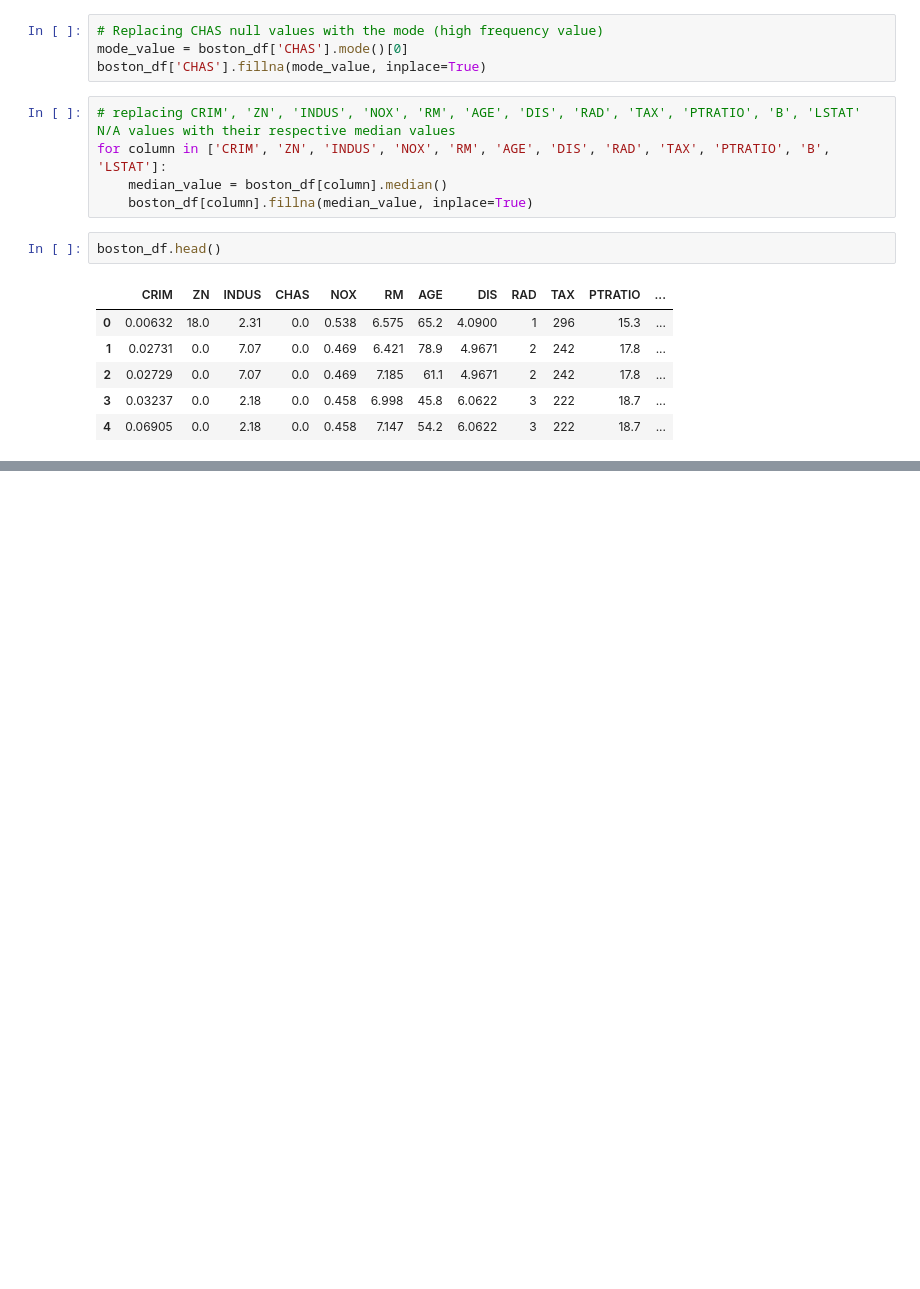
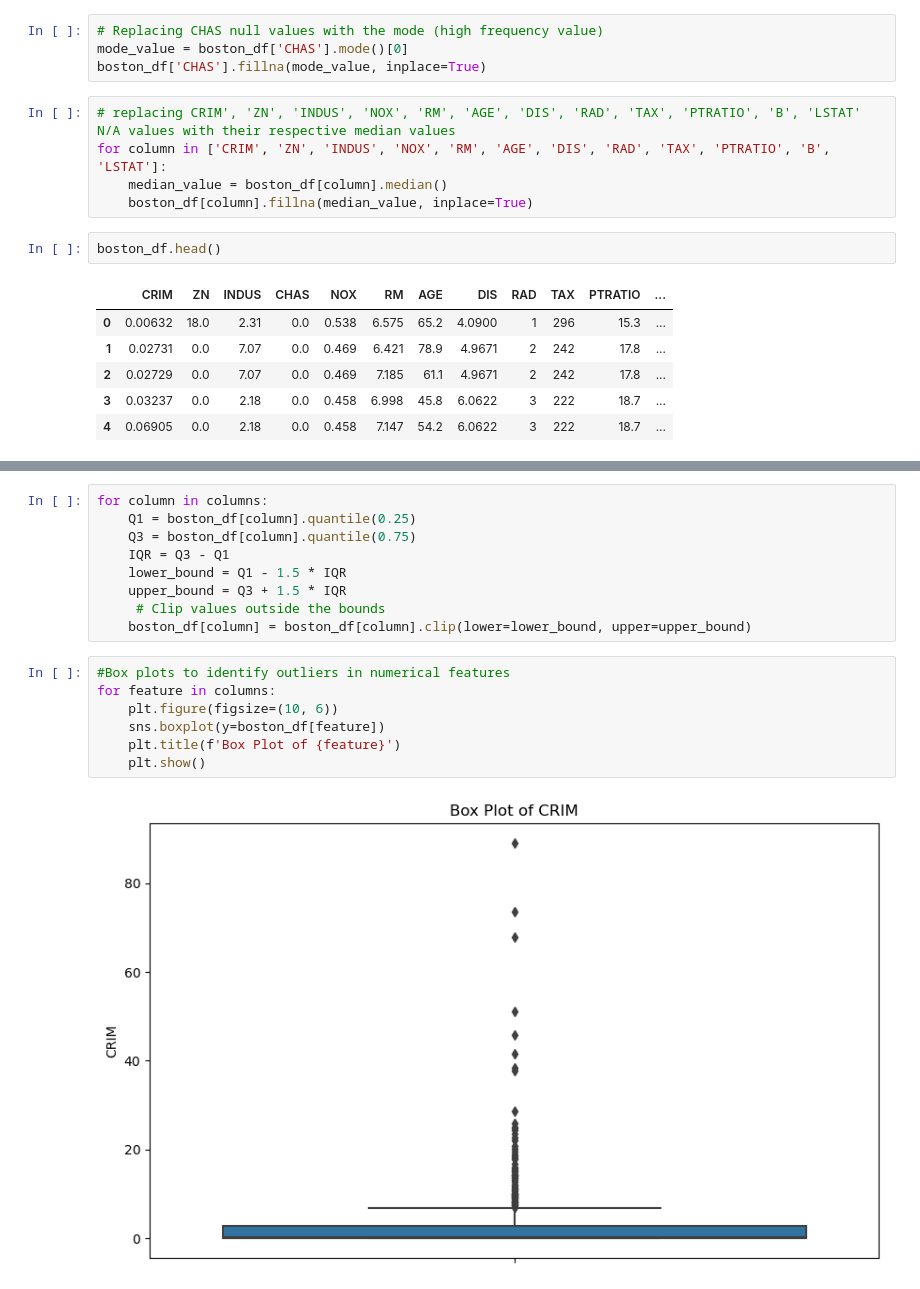
Before and after one commit to Omdena-NIC-Nepal/omdena-nic-nepal-classroom-1f2b87-machine_learning_linear_regression-Machine_Learning_Linear_Regress, a Jupyter notebook: notebooks/linearRegression.ipynb, the cells around one changed output, grey strips where cells are left out. Cells and saved outputs as stored; diff of their text form; blank space fills up the shorter version.

```diff
--- a/notebooks/linearRegression.ipynb
+++ b/notebooks/linearRegression.ipynb
@@ -184,0 +200,18 @@ boston_df.head()
+# %%
+for column in columns:
+    Q1 = boston_df[column].quantile(0.25)
+    Q3 = boston_df[column].quantile(0.75)
+    IQR = Q3 - Q1
+    lower_bound = Q1 - 1.5 * IQR
+    upper_bound = Q3 + 1.5 * IQR
+     # Clip values outside the bounds
+    boston_df[column] = boston_df[column].clip(lower=lower_bound, upper=upper_bound)
+# %%
+#Box plots to identify outliers in numerical features
+for feature in columns:
+    plt.figure(figsize=(10, 6))
+    sns.boxplot(y=boston_df[feature])
+    plt.title(f'Box Plot of {feature}')
+    plt.show()
+# %% [output]
+[figure, added]
```
Also changed, not shown: parts of 4 cells of this notebook.
